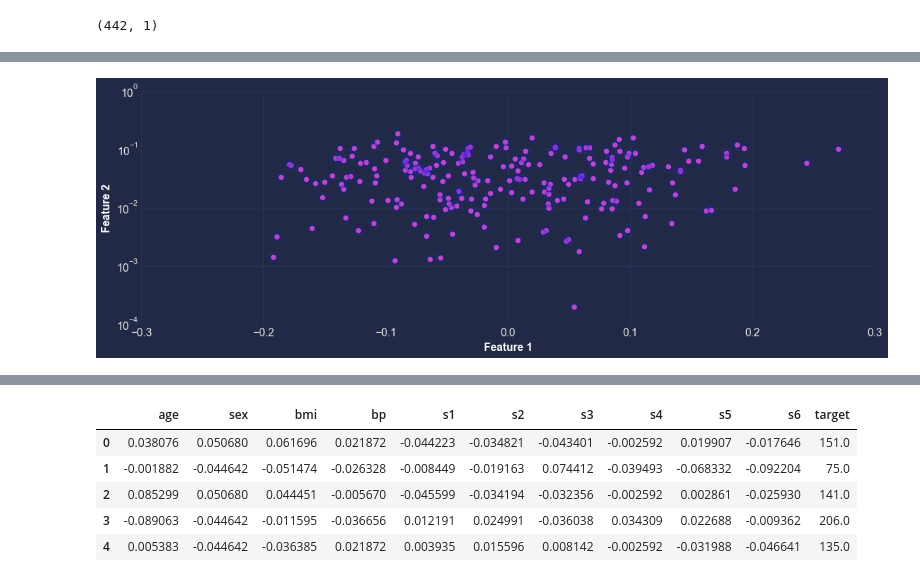
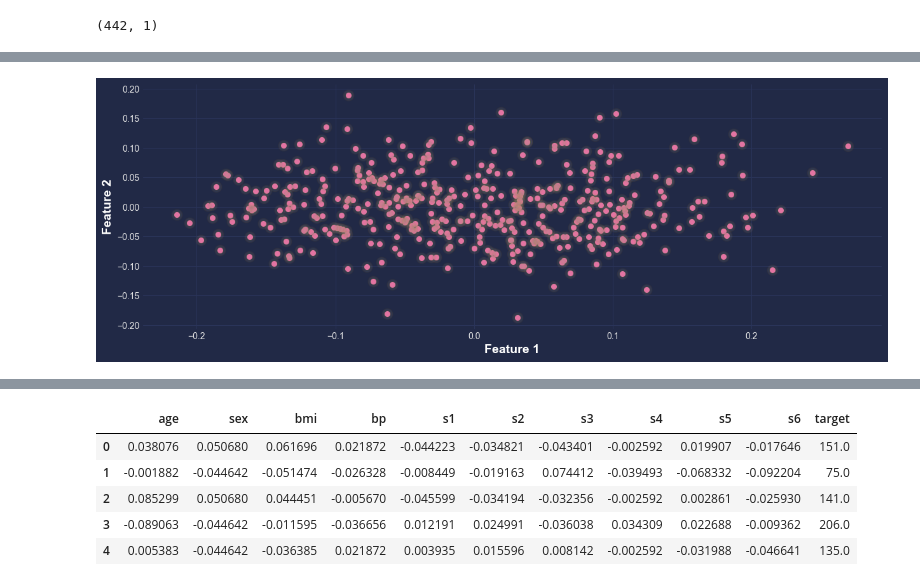
Before and after one commit to sagnik-t/Sk-models, a Jupyter notebook: src/main.ipynb, the cells around one changed output, grey strips where cells are left out. Drawn from its saved outputs; the diff is of its cells as text; code cells hidden in the pictures.

```diff
--- a/src/main.ipynb
+++ b/src/main.ipynb
@@ -108,13 +108,12 @@ array([-0.13468668,  0.06526327])
 # %%
 plt.figure(figsize=(15, 5))
-plt.yscale('log')
-plt.scatter(x=features_decompose_pair[:, 0], y=features_decompose_pair[:, 1], color='hotpink', s=40)
+plt.scatter(x=features_decompose_pair[:, 0], y=features_decompose_pair[:, 1], color='hotpink', s=30)
 plt.xlabel('Feature 1', fontdict=font_dict)
 plt.ylabel('Feature 2', fontdict=font_dict)
 mplnk.make_scatter_glow()
 plt.show()
 # %% [output]
-[figure, old version]
+[figure, new version]
 # %%
 plt.figure(figsize=(15, 5))
 sns.heatmap(df.corr(), cmap='viridis', annot=True)
```
Also changed, not shown: parts of 9 cells of this notebook.
